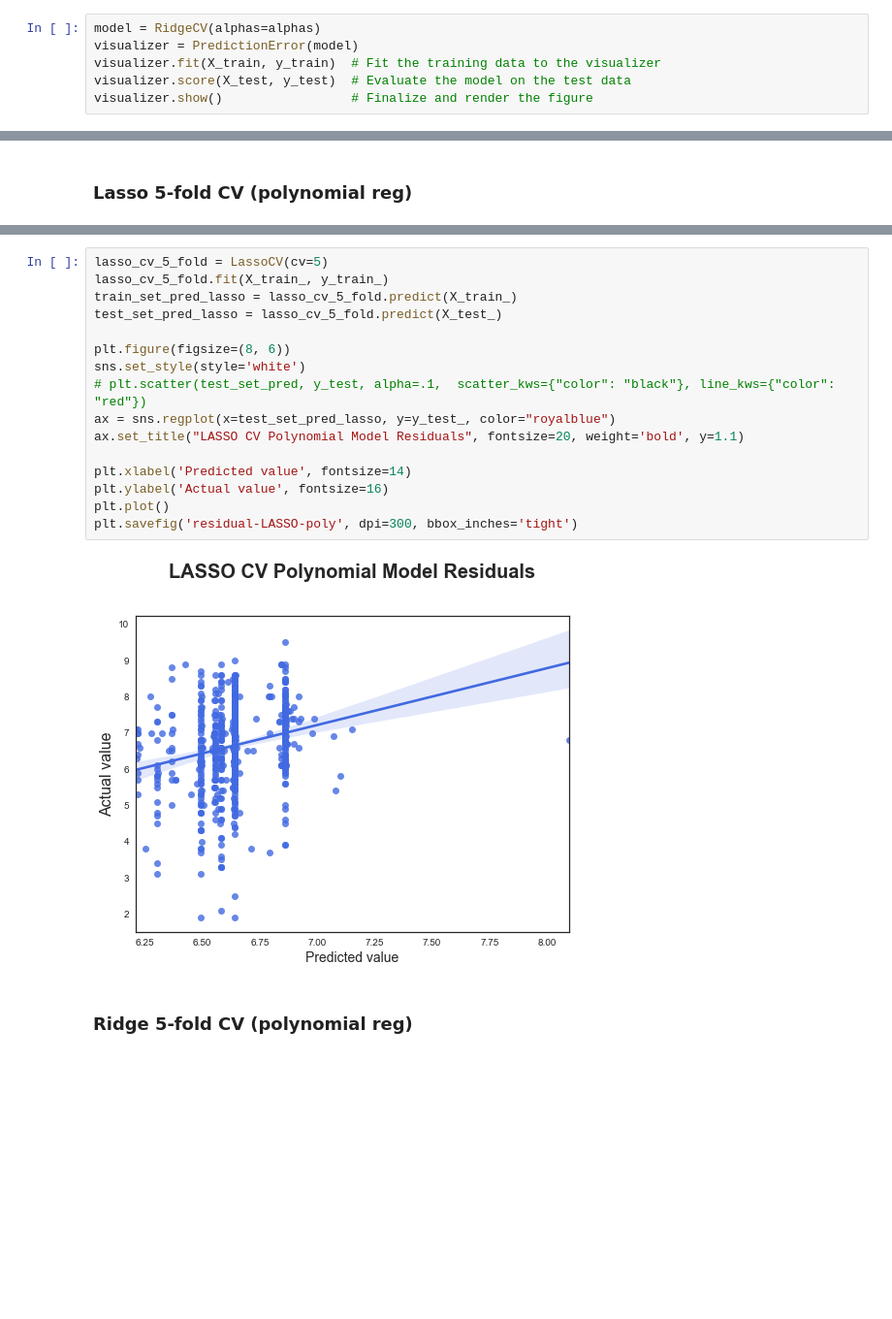
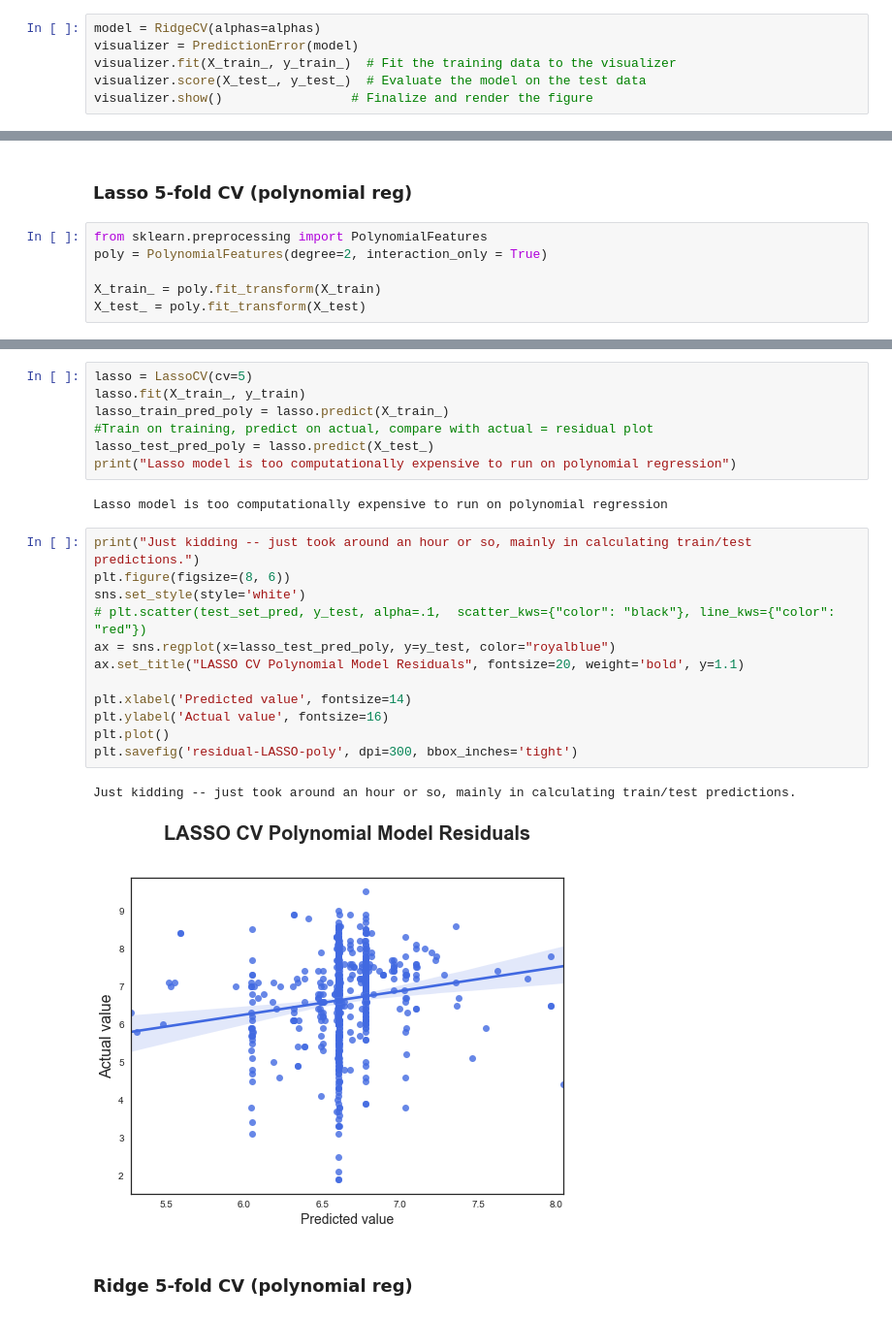
Before and after one commit to yi-ye-zhi-qiu/liamometer, a Jupyter notebook: StepIV Ridge Lasso CV.ipynb, the cells around one changed output, grey strips where cells are left out. Shown at 97% size. Cells and saved outputs as stored; diff of their text form; blank space fills up the shorter version.

Commit message:
revise to include interaction terms

```diff
--- a/StepIV Ridge Lasso CV.ipynb
+++ b/StepIV Ridge Lasso CV.ipynb
@@ -241,7 +245,7 @@ Cannot predict LassoCV without CPU overload
 # %%
 model = RidgeCV(alphas=alphas)
 visualizer = PredictionError(model)
-visualizer.fit(X_train, y_train)  # Fit the training data to the visualizer
-visualizer.score(X_test, y_test)  # Evaluate the model on the test data
+visualizer.fit(X_train_, y_train_)  # Fit the training data to the visualizer
+visualizer.score(X_test_, y_test_)  # Evaluate the model on the test data
 visualizer.show()                 # Finalize and render the figure
 # %% [output]
@@ -255,3 +259,9 @@ visualizer.show()                 # Finalize and render the figure
 ----
 # %% [markdown]
 ### Lasso 5-fold CV (polynomial reg)
+# %%
+from sklearn.preprocessing import PolynomialFeatures
+poly = PolynomialFeatures(degree=2, interaction_only = True)
+
+X_train_ = poly.fit_transform(X_train)
+X_test_ = poly.fit_transform(X_test)
@@ -258,20 +277,26 @@ visualizer.show()                 # Finalize and render the figure
+# %%
+lasso = LassoCV(cv=5)
+lasso.fit(X_train_, y_train)
+lasso_train_pred_poly = lasso.predict(X_train_)
+#Train on training, predict on actual, compare with actual = residual plot
+lasso_test_pred_poly = lasso.predict(X_test_)
+print("Lasso model is too computationally expensive to run on polynomial regression")
+# %% [output]
+Lasso model is too computationally expensive to run on polynomial regression
 # %%
-lasso_cv_5_fold = LassoCV(cv=5)
-lasso_cv_5_fold.fit(X_train_, y_train_)
-train_set_pred_lasso = lasso_cv_5_fold.predict(X_train_)
-test_set_pred_lasso = lasso_cv_5_fold.predict(X_test_)
-
+print("Just kidding -- just took around an hour or so, mainly in calculating train/test predictions.")
 plt.figure(figsize=(8, 6))
 sns.set_style(style='white')
 # plt.scatter(test_set_pred, y_test, alpha=.1,  scatter_kws={"color": "black"}, line_kws={"color": "red"})
-ax = sns.regplot(x=test_set_pred_lasso, y=y_test_, color="royalblue")
+ax = sns.regplot(x=lasso_test_pred_poly, y=y_test, color="royalblue")
 ax.set_title("LASSO CV Polynomial Model Residuals", fontsize=20, weight='bold', y=1.1)
 
 plt.xlabel('Predicted value', fontsize=14)
 plt.ylabel('Actual value', fontsize=16)
 plt.plot()
 plt.savefig('residual-LASSO-poly', dpi=300, bbox_inches='tight')
 # %% [output]
+Just kidding -- just took around an hour or so, mainly in calculating train/test predictions.
-[figure, old version]
+[figure, new version]
 # %% [markdown]
 ### Ridge 5-fold CV (polynomial reg)
```
Also changed, not shown: parts of 19 cells of this notebook.
